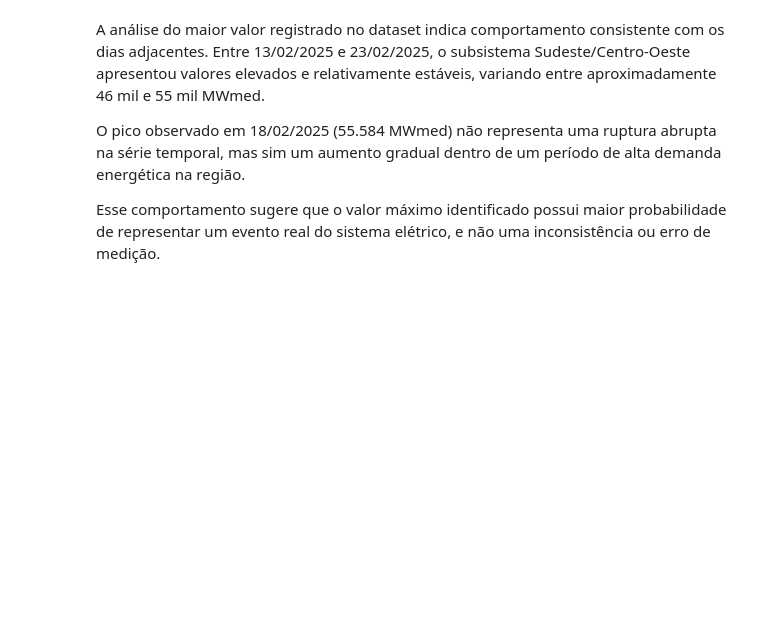
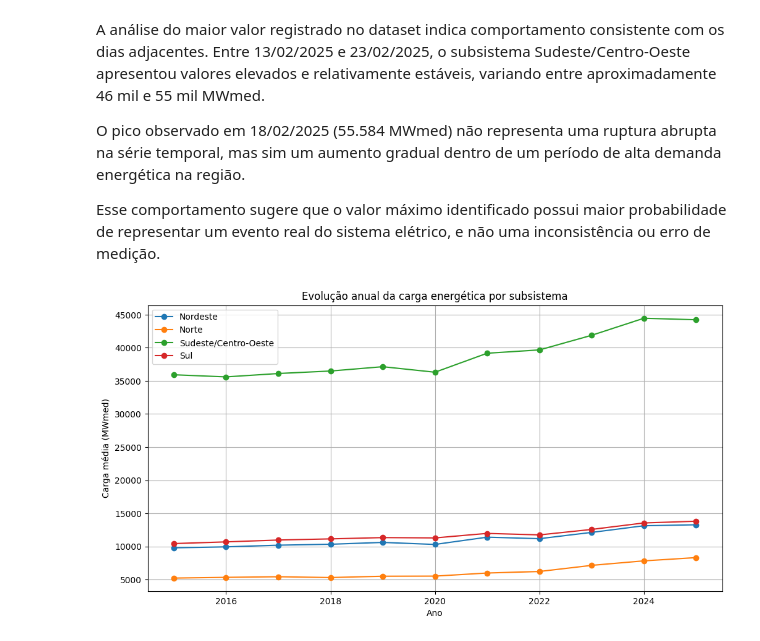
Before and after one commit to joaovinicius4/EdaEnergia, a Jupyter notebook: notebook/eda.ipynb, the cells around one changed output. Cells and saved outputs as stored; diff of their text form; code cells hidden in the pictures; blank space fills up the shorter version.

Commit message:
feat: add annual energy load visualization by subsystem

```diff
--- a/notebook/eda.ipynb
+++ b/notebook/eda.ipynb
@@ -244,9 +244,37 @@ O pico observado em 18/02/2025 (55.584 MWmed) não representa uma ruptura abrupt
 
 Esse comportamento sugere que o valor máximo identificado possui maior probabilidade de representar um evento real do sistema elétrico, e não uma inconsistência ou erro de medição.
 # %%
-# Média anual por subsistema
 carga_anual = (
     df.groupby(['ano', 'nom_subsistema'])['val_cargaenergiamwmed']
     .mean()
     .reset_index()
 )
+
+plt.figure(figsize=(12, 6))
+
+for subsistema in carga_anual['nom_subsistema'].unique():
+    dados = carga_anual[carga_anual['nom_subsistema'] == subsistema]
+
+    plt.plot(
+        dados['ano'],
+        dados['val_cargaenergiamwmed'],
+        marker='o',
+        label=subsistema
+    )
+
+plt.title('Evolução anual da carga energética por subsistema')
+plt.xlabel('Ano')
+plt.ylabel('Carga média (MWmed)')
+
+plt.legend()
+plt.grid(True)
+
+plt.savefig(
+    '../graficos/carga_anual_subsistemas.png',
+    dpi=300,
+    bbox_inches='tight'
+)
+
+plt.show()
+# %% [output]
+[figure, added]
```
Also changed, not shown: 1 other file.
